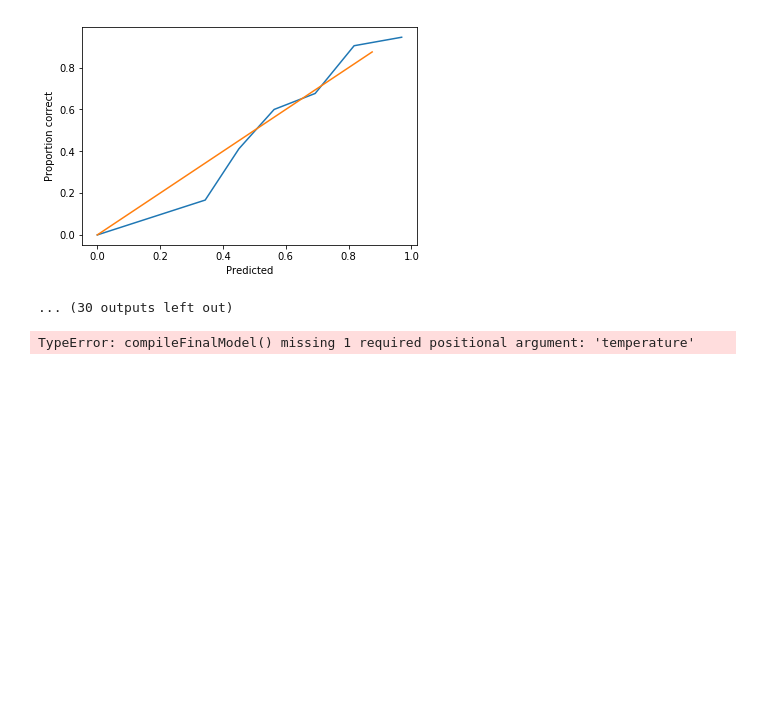
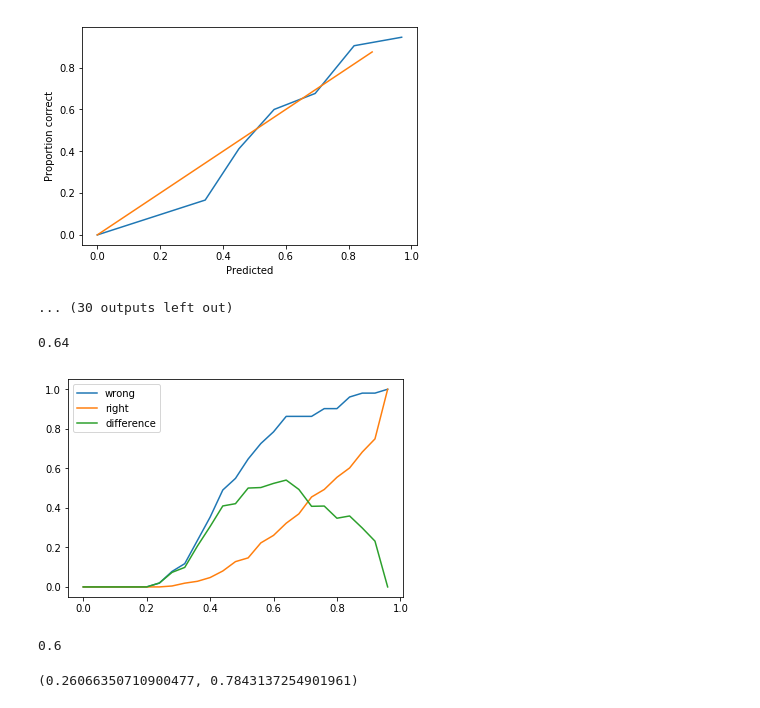
Before and after one commit to rohit11may/cricket-commentary-analysis, a Jupyter notebook: nlp_labelling_nn_line.ipynb, the cells around one changed output. Drawn from its saved outputs; the diff is of its cells as text; code cells hidden in the pictures; blank space fills up the shorter version.

```diff
--- a/nlp_labelling_nn_line.ipynb
+++ b/nlp_labelling_nn_line.ipynb
@@ -492,6 +492,58 @@ for lth in range(len(np.unique(y))):
 0.8578947368421053
 [figure]
 ... (30 outputs left out)
+# %%
+def getProbabiltiyUncertain(nBins=25):
+    xPlot = np.linspace(0,1-1/(nBins),nBins)
+    wrongBins = np.array([0 for x in range(nBins)])
+    rightBins = np.array([0 for x in range(nBins)])
+    wrong = 0
+    right = 0
+    for cl, p, t in zip(class_preds, preds, y_test):
+        indices = p.argsort()[::-1][:1]
+        idx = int(np.mean(p[indices], axis=0) * nBins)
+
+    #     idx = int(max(p) * nBins)
+        idx = nBins-1 if idx == nBins else idx
+        if t != cl:
+            wrong += 1
+    #         wrongBins[idx] += 1
+            for i in range(idx, nBins):
+                wrongBins[i] += 1
+        else:
+            right += 1
+    #         rightBins[idx] += 1
+            for i in range(idx, nBins):
+                rightBins[i] += 1
+
+
+
+    wrongBins = wrongBins / wrong
+    rightBins = rightBins / right
+
+    maxDiff = 0
+    probability = -1
+    for i, (w, r) in enumerate(zip(wrongBins, rightBins)):
+        if w - r > maxDiff:
+            maxDiff = w - r
+            probability = i / nBins
+
+    print(f"{probability} is where difference is maximum!")
+    plt.plot(xPlot, wrongBins, label='wrong')
+    plt.plot(xPlot, rightBins, label='right')
+    plt.plot(xPlot, wrongBins-rightBins, label='difference')
+    plt.legend()
+    return rightBins, wrongBins
+rB, wB = getProbabiltiyUncertain(25)
+# %% [output]
+0.64
+[figure, added]
+# %%
+print(15/25)
+rB[15], wB[15]
+# %% [output]
+0.6
+(0.26066350710900477, 0.7843137254901961)
 # %%
 def compileFinalModel(epochs, temperature):
     class_weights = class_weight.compute_class_weight('balanced', np.unique(y), np.ravel(y))
@@ -510,8 +562,6 @@ def compileFinalModel(epochs, temperature):
     newClf = Model(input=clf.input, output=predictors)
     newClf.save(f'{cat}_final_{neurons}N_{batch_size}B_{epochs}.h5')
 
-compileFinalModel(8,0.)
+compileFinalModel(8,0.8)
-# %% [output]
-TypeError: compileFinalModel() missing 1 required positional argument: 'temperature'
 # %%
 save_data(ngramsImportant, "line_ngrams")
```
Also changed, not shown: 2 other files.
